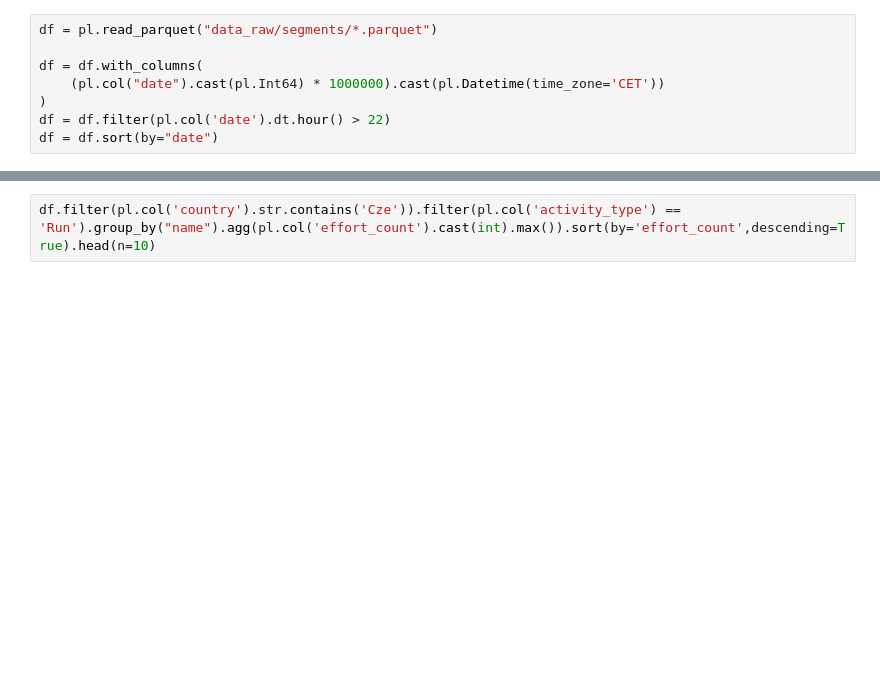
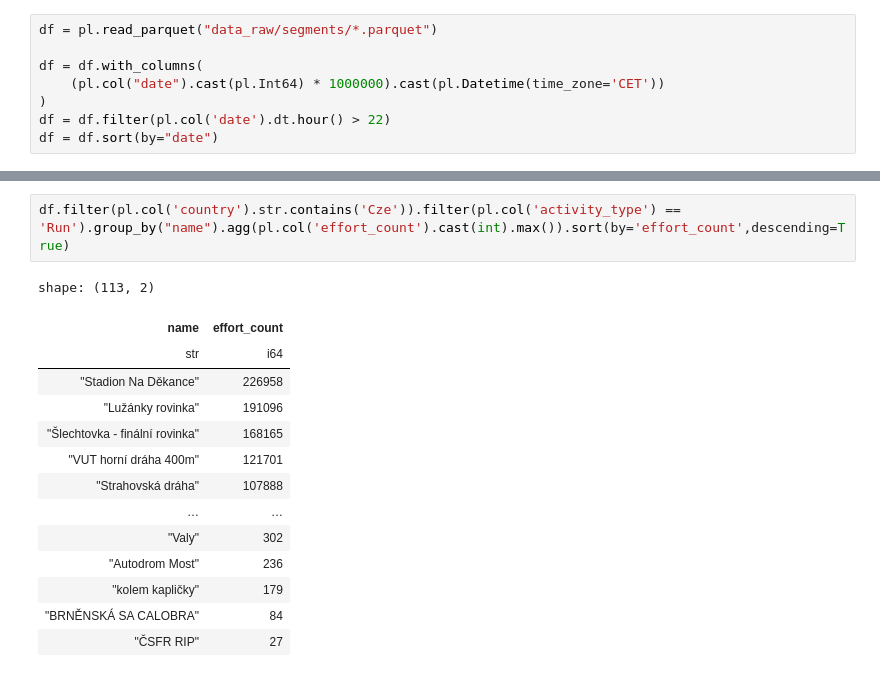
Before and after one commit to DataRozhlas/strava, a Jupyter notebook: 101_segments_trends.ipynb, the cells around one changed output, grey strips where cells are left out. Cells and saved outputs as stored; diff of their text form; blank space fills up the shorter version.

```diff
--- a/101_segments_trends.ipynb
+++ b/101_segments_trends.ipynb
@@ -60,4 +586,19 @@ segment('Brno Circuit')
 # %%
-df.filter(pl.col('country').str.contains('Cze')).filter(pl.col('activity_type') == 'Run').group_by("name").agg(pl.col('effort_count').cast(int).max()).sort(by='effort_count',descending=True).head(n=10)
+df.filter(pl.col('country').str.contains('Cze')).filter(pl.col('activity_type') == 'Run').group_by("name").agg(pl.col('effort_count').cast(int).max()).sort(by='effort_count',descending=True)
+# %% [output]
+shape: (113, 2)
+| name | effort_count |
+| str | i64 |
+| "Stadion Na Děkance" | 226958 |
+| "Lužánky rovinka" | 191096 |
+| "Šlechtovka - finální rovinka" | 168165 |
+| "VUT horní dráha 400m" | 121701 |
+| "Strahovská dráha" | 107888 |
+| … | … |
+| "Valy" | 302 |
+| "Autodrom Most" | 236 |
+| "kolem kapličky" | 179 |
+| "BRNĚNSKÁ SA CALOBRA" | 84 |
+| "ČSFR RIP" | 27 |
 # %%
 set(pl.Series(df.filter((pl.col('activity_type') == 'Run') & (pl.col('city') == 'Ostrava')).select("name")).to_list())
```
Also changed, not shown: parts of 47 cells of this notebook, 4 other files.
